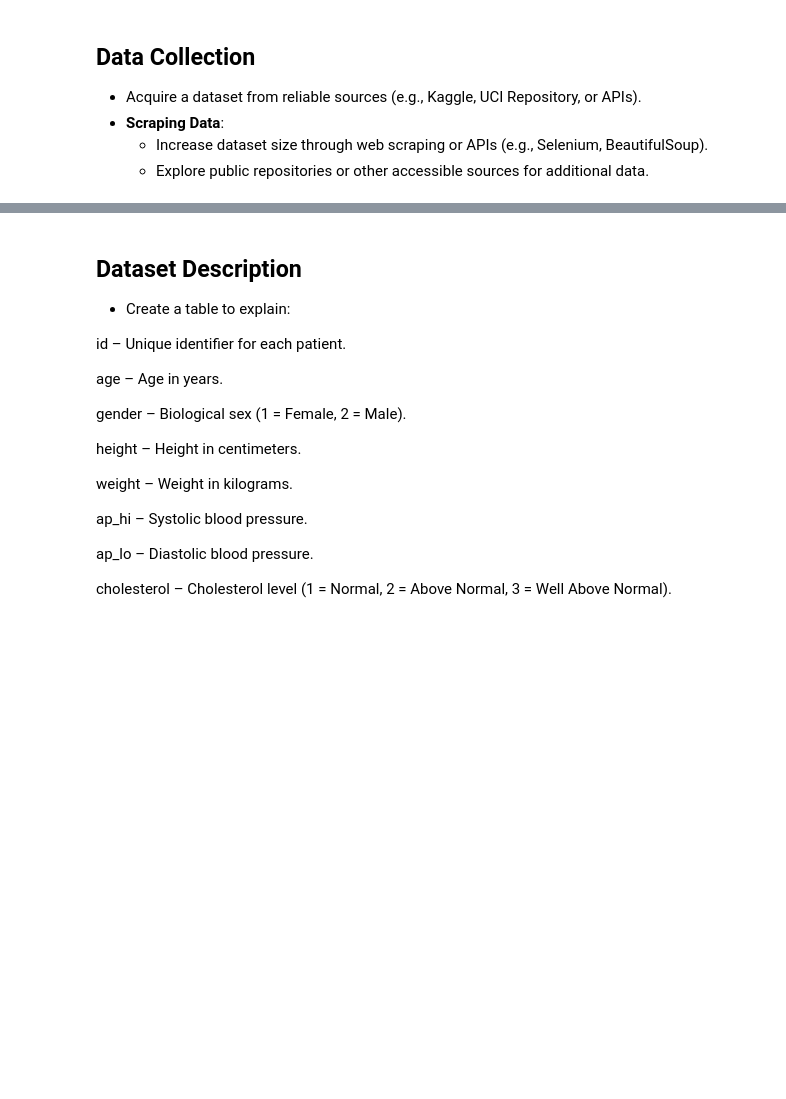
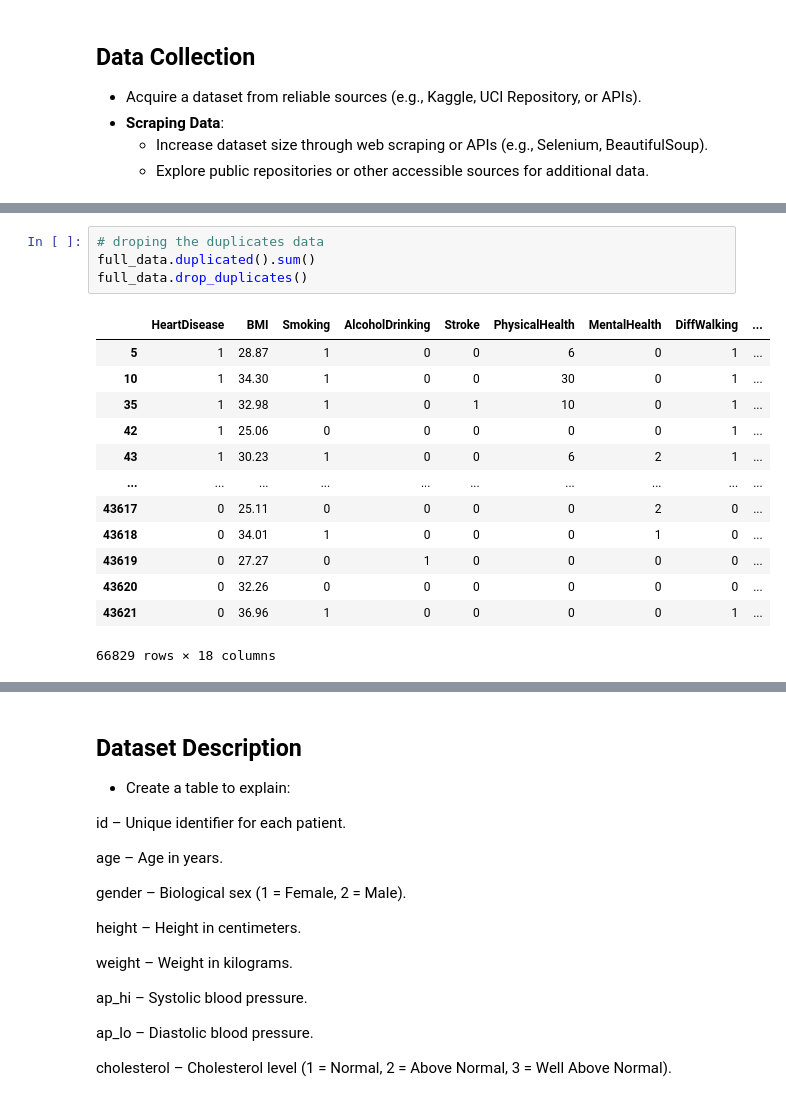
Before and after one commit to saifsame7/Health-Care-predictive-model, a Jupyter notebook: project_notebook_template.ipynb, the cells around one changed output, grey strips where cells are left out. Drawn from its saved outputs; the diff is of its cells as text; blank space fills up the shorter version.

```diff
--- a/project_notebook_template.ipynb
+++ b/project_notebook_template.ipynb
@@ -67,0 +178,18 @@ df.head()
+# %%
+# droping the duplicates data
+full_data.duplicated().sum()
+full_data.drop_duplicates()
+# %% [output]
+|  | HeartDisease | BMI | Smoking | AlcoholDrinking | Stroke | PhysicalHealth | MentalHealth | DiffWalking | ... |
+| 5 | 1 | 28.87 | 1 | 0 | 0 | 6 | 0 | 1 | ... |
+| 10 | 1 | 34.30 | 1 | 0 | 0 | 30 | 0 | 1 | ... |
+| 35 | 1 | 32.98 | 1 | 0 | 1 | 10 | 0 | 1 | ... |
+| 42 | 1 | 25.06 | 0 | 0 | 0 | 0 | 0 | 1 | ... |
+| 43 | 1 | 30.23 | 1 | 0 | 0 | 6 | 2 | 1 | ... |
+| ... | ... | ... | ... | ... | ... | ... | ... | ... | ... |
+| 43617 | 0 | 25.11 | 0 | 0 | 0 | 0 | 2 | 0 | ... |
+| 43618 | 0 | 34.01 | 1 | 0 | 0 | 0 | 1 | 0 | ... |
+| 43619 | 0 | 27.27 | 0 | 1 | 0 | 0 | 0 | 0 | ... |
+| 43620 | 0 | 32.26 | 0 | 0 | 0 | 0 | 0 | 0 | ... |
+| 43621 | 0 | 36.96 | 1 | 0 | 0 | 0 | 0 | 1 | ... |
+66829 rows × 18 columns
```
Also changed, not shown: parts of 8 cells of this notebook.
